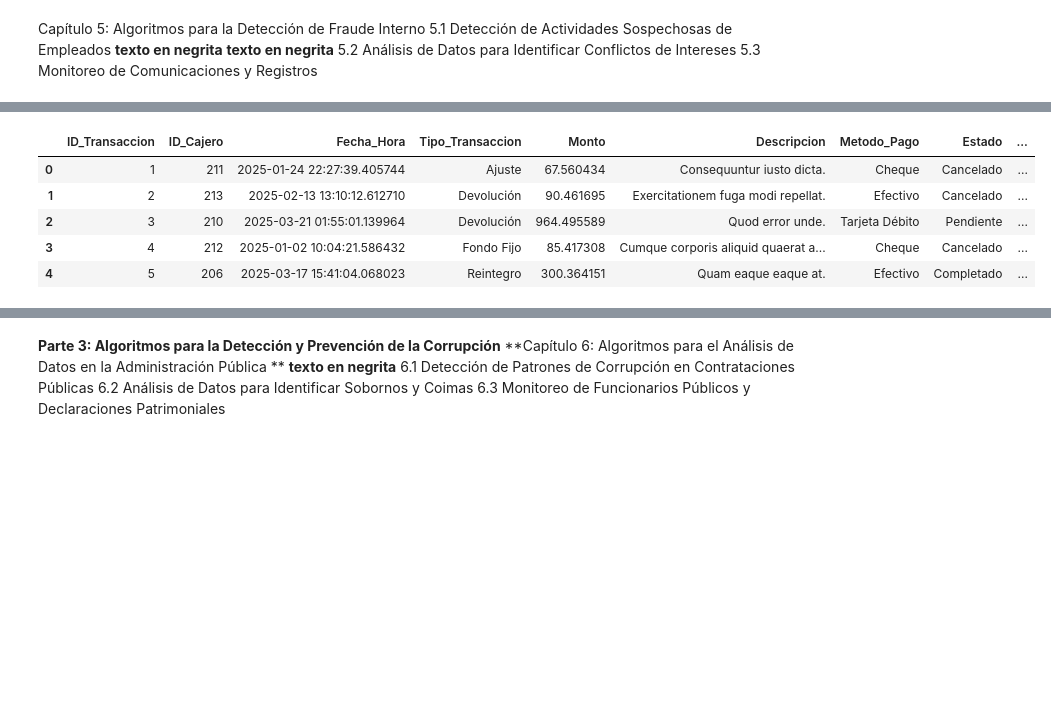
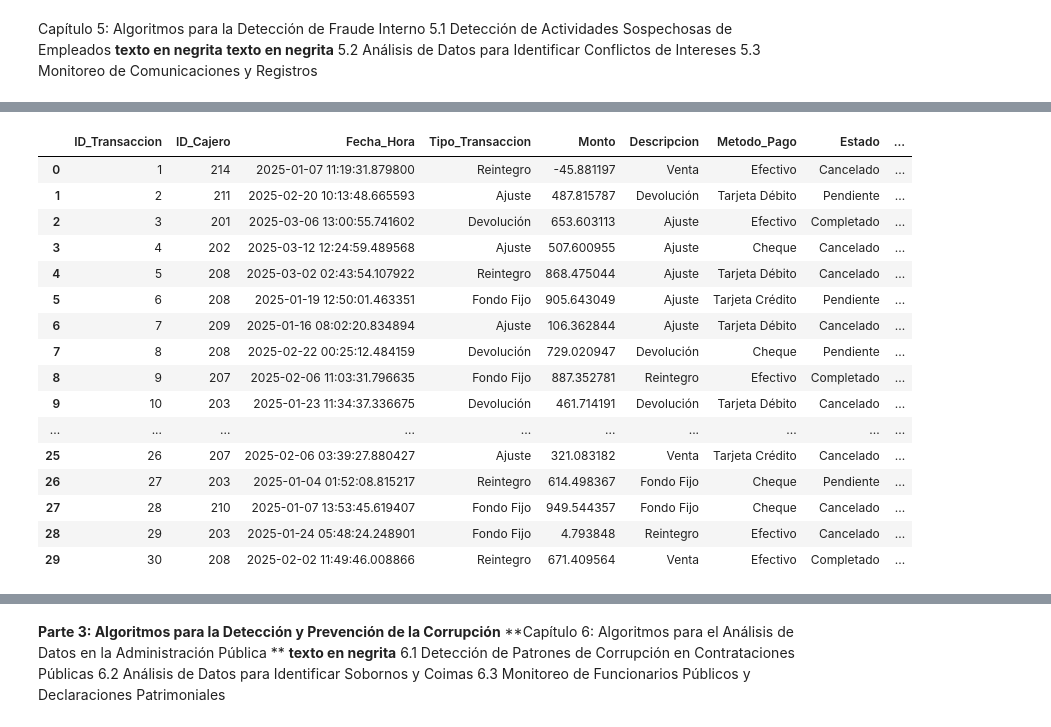
Before and after one commit to Viny2030/Libro_Algoritmos_contra_fraude_corrupcion, a Jupyter notebook: dataset.ipynb, the cells around one changed output, grey strips where cells are left out. Drawn from its saved outputs; the diff is of its cells as text; code cells hidden in the pictures; blank space fills up the shorter version.

```diff
--- a/dataset.ipynb
+++ b/dataset.ipynb
@@ -794,0 +1007,38 @@ El DNI '123' no tiene un formato válido para generar un CUIT.
+# %%
+import random
+
+def generar_cuit_aleatorio():
+    """Genera un CUIT aleatorio válido."""
+
+    # Generar los primeros dos dígitos (tipo de contribuyente)
+    prefijo = random.choice(['20', '23', '24', '27', '30', '33', '34'])
+
+    # Generar el número de DNI (8 dígitos)
+    dni = "".join([str(random.randint(0, 9)) for _ in range(8)])
+
+    # Calcular el dígito verificador
+    digito_verificador = calcular_digito_verificador(prefijo + dni)
+
+    return f"{prefijo}-{dni}-{digito_verificador}"
+
+def calcular_digito_verificador(numero):
+    """Calcula el dígito verificador del CUIT."""
+
+    multiplicadores = [5, 4, 3, 2, 7, 6, 5, 4, 3, 2]
+    suma = sum([int(digito) * multiplicador for digito, multiplicador in zip(numero, multiplicadores)])
+    resto = suma % 11
+
+    if resto == 0:
+        return 0
+    elif resto == 1:
+        return 9
+    else:
+        return 11 - resto
+
+# Generar una lista de CUITs aleatorios
+num_usuarios = 5  # Número de CUITs a generar
+cuits_aleatorios = [generar_cuit_aleatorio() for _ in range(num_usuarios)]
+
+# Imprimir los CUITs generados
+for cuit in cuits_aleatorios:
+    print(cuit)
@@ -961,30 +1501,41 @@ El DataFrame se ha guardado exitosamente en el archivo 'df_rendiciones.csv'
 # %%
 import random
 
 # 1. Generación de un dataset simulado para fraude interno en caja
 fake = Faker('es_AR')
 
-num_transacciones = 150
+num_transacciones = 30
 data_caja = {
     'ID_Transaccion': range(1, num_transacciones + 1),
     'ID_Cajero': [random.randint(201, 215) for _ in range(num_transacciones)],
     'Fecha_Hora': pd.to_datetime([fake.date_time_this_year() for _ in range(num_transacciones)]),
     'Tipo_Transaccion': [random.choice(['Venta', 'Devolución', 'Reintegro', 'Ajuste', 'Fondo Fijo']) for _ in range(num_transacciones)],
     'Monto': np.random.uniform(-50, 1000, num_transacciones), # Incluye montos negativos para devoluciones/reintegros
-    'Descripcion': [fake.text(max_nb_chars=40) for _ in range(num_transacciones)],
+    'Descripcion': [random.choice(['Venta', 'Devolución', 'Reintegro', 'Ajuste', 'Fondo Fijo']) for _ in range(num_transacciones)] ,
     'Metodo_Pago': [random.choice(['Efectivo', 'Tarjeta Débito', 'Tarjeta Crédito', 'Cheque']) for _ in range(num_transacciones)],
     'Estado': [random.choice(['Completado', 'Pendiente', 'Cancelado']) for _ in range(num_transacciones)],
     'Es_Fraude': np.zeros(num_transacciones, dtype=int) # Inicialmente todas son no fraudulentas
 }
 df_caja = pd.DataFrame(data_caja)
-df_caja.head()
+df_caja
 # %% [output]
 |  | ID_Transaccion | ID_Cajero | Fecha_Hora | Tipo_Transaccion | Monto | Descripcion | Metodo_Pago | Estado | ... |
-| 0 | 1 | 211 | 2025-01-24 22:27:39.405744 | Ajuste | 67.560434 | Consequuntur iusto dicta. | Cheque | Cancelado | ... |
-| 1 | 2 | 213 | 2025-02-13 13:10:12.612710 | Devolución | 90.461695 | Exercitationem fuga modi repellat. | Efectivo | Cancelado | ... |
-| 2 | 3 | 210 | 2025-03-21 01:55:01.139964 | Devolución | 964.495589 | Quod error unde. | Tarjeta Débito | Pendiente | ... |
-| 3 | 4 | 212 | 2025-01-02 10:04:21.586432 | Fondo Fijo | 85.417308 | Cumque corporis aliquid quaerat a... | Cheque | Cancelado | ... |
-| 4 | 5 | 206 | 2025-03-17 15:41:04.068023 | Reintegro | 300.364151 | Quam eaque eaque at. | Efectivo | Completado | ... |
+| 0 | 1 | 214 | 2025-01-07 11:19:31.879800 | Reintegro | -45.881197 | Venta | Efectivo | Cancelado | ... |
+| 1 | 2 | 211 | 2025-02-20 10:13:48.665593 | Ajuste | 487.815787 | Devolución | Tarjeta Débito | Pendiente | ... |
+| 2 | 3 | 201 | 2025-03-06 13:00:55.741602 | Devolución | 653.603113 | Ajuste | Efectivo | Completado | ... |
+| 3 | 4 | 202 | 2025-03-12 12:24:59.489568 | Ajuste | 507.600955 | Ajuste | Cheque | Cancelado | ... |
+| 4 | 5 | 208 | 2025-03-02 02:43:54.107922 | Reintegro | 868.475044 | Ajuste | Tarjeta Débito | Cancelado | ... |
+| 5 | 6 | 208 | 2025-01-19 12:50:01.463351 | Fondo Fijo | 905.643049 | Ajuste | Tarjeta Crédito | Pendiente | ... |
+| 6 | 7 | 209 | 2025-01-16 08:02:20.834894 | Ajuste | 106.362844 | Ajuste | Tarjeta Débito | Cancelado | ... |
+| 7 | 8 | 208 | 2025-02-22 00:25:12.484159 | Devolución | 729.020947 | Devolución | Cheque | Pendiente | ... |
+| 8 | 9 | 207 | 2025-02-06 11:03:31.796635 | Fondo Fijo | 887.352781 | Reintegro | Efectivo | Completado | ... |
+| 9 | 10 | 203 | 2025-01-23 11:34:37.336675 | Devolución | 461.714191 | Devolución | Tarjeta Débito | Cancelado | ... |
+| ... | ... | ... | ... | ... | ... | ... | ... | ... | ... |
+| 25 | 26 | 207 | 2025-02-06 03:39:27.880427 | Ajuste | 321.083182 | Venta | Tarjeta Crédito | Cancelado | ... |
+| 26 | 27 | 203 | 2025-01-04 01:52:08.815217 | Reintegro | 614.498367 | Fondo Fijo | Cheque | Pendiente | ... |
+| 27 | 28 | 210 | 2025-01-07 13:53:45.619407 | Fondo Fijo | 949.544357 | Fondo Fijo | Cheque | Cancelado | ... |
+| 28 | 29 | 203 | 2025-01-24 05:48:24.248901 | Fondo Fijo | 4.793848 | Reintegro | Efectivo | Cancelado | ... |
+| 29 | 30 | 208 | 2025-02-02 11:49:46.008866 | Reintegro | 671.409564 | Venta | Efectivo | Completado | ... |
 # %%
 import random
 
```
Also changed, not shown: parts of 93 cells of this notebook.
